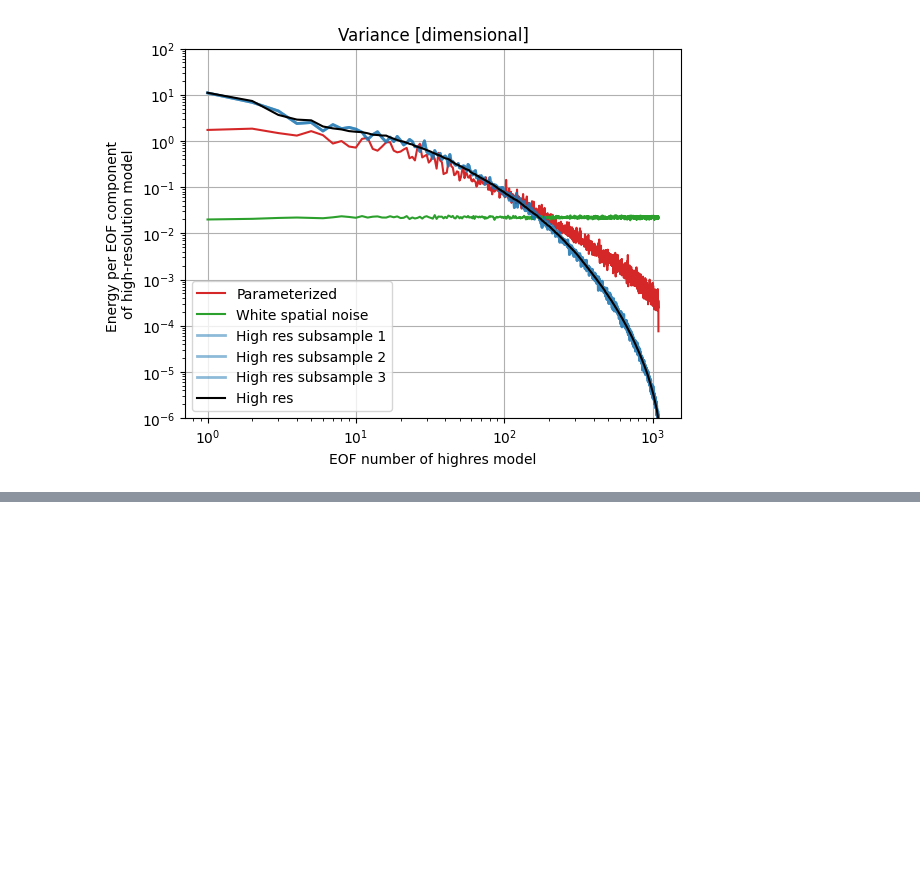
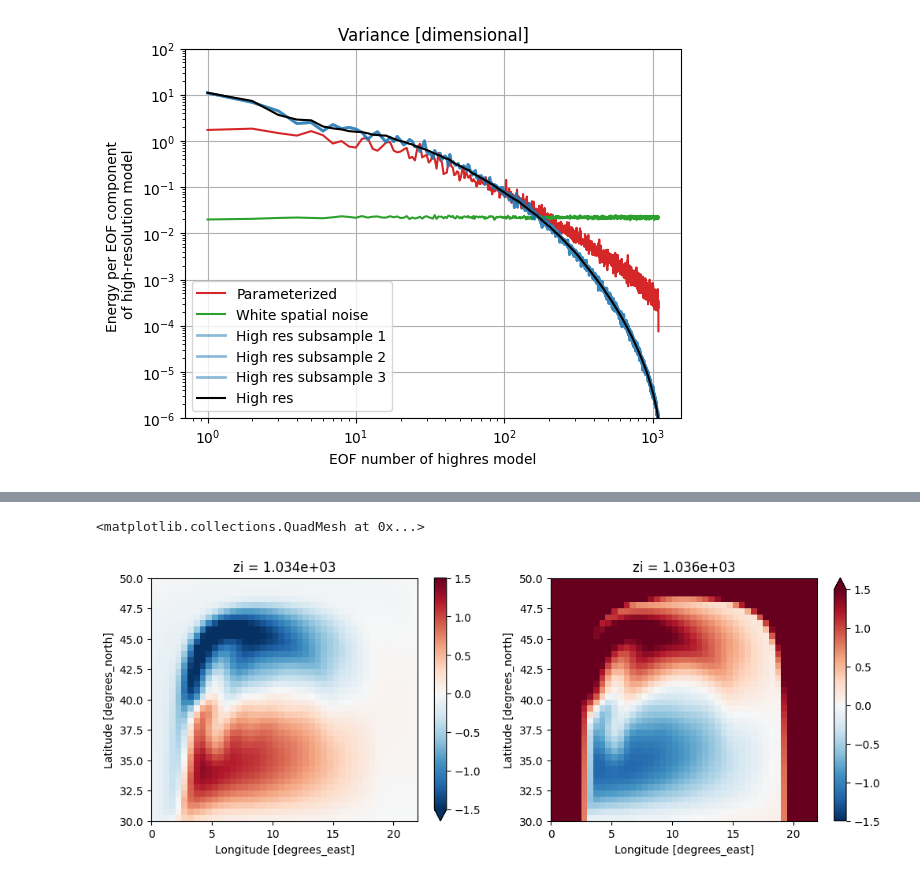
Before and after one commit to m2lines/calibration-MOM6, a Jupyter notebook: notebooks/PCA_loss_function.ipynb, the cells around one changed output, grey strips where cells are left out. Saved outputs shown, nothing was run; the diff lists cells and outputs as text; code cells hidden in the pictures; blank space fills up the shorter version.

```diff
--- a/notebooks/PCA_loss_function.ipynb
+++ b/notebooks/PCA_loss_function.ipynb
@@ -432,0 +443,14 @@ Text(0, 0.5, 'Energy per EOF component \nof high-resolution model')
+# %%
+g_ratio = xr.DataArray([1., 100.], dims='zi') # Ratio of reduced gravity of upper interface to reduced gravity of lower interface
+# Normalization constant is squared because it is variance
+dataset['e_mean_var_PCA'] = g_ratio**2 + 0*dataset['e_mean']
+dataset['e_std_var_PCA']  = g_ratio**2 + 0*dataset['e_std']
+# %%
+plt.figure(figsize=(12,4))
+plt.subplot(1,2,1)
+(dataset['e_mean'] / np.sqrt(dataset['e_mean_var_PCA'])).isel(zi=0).plot(vmin=-1.5)
+plt.subplot(1,2,2)
+((dataset['e_mean'] + 1000.) / np.sqrt(dataset['e_mean_var_PCA'])).isel(zi=1).plot(vmin=-1.5)
+# %% [output]
+<matplotlib.collections.QuadMesh at 0x...>
+[figure, added]
```
Also changed, not shown: parts of 25 cells of this notebook.
